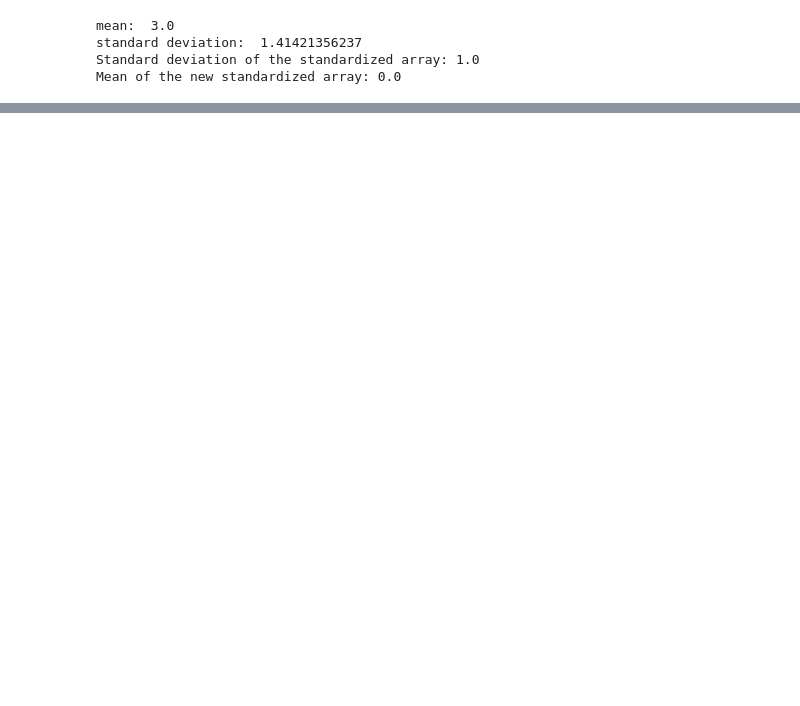
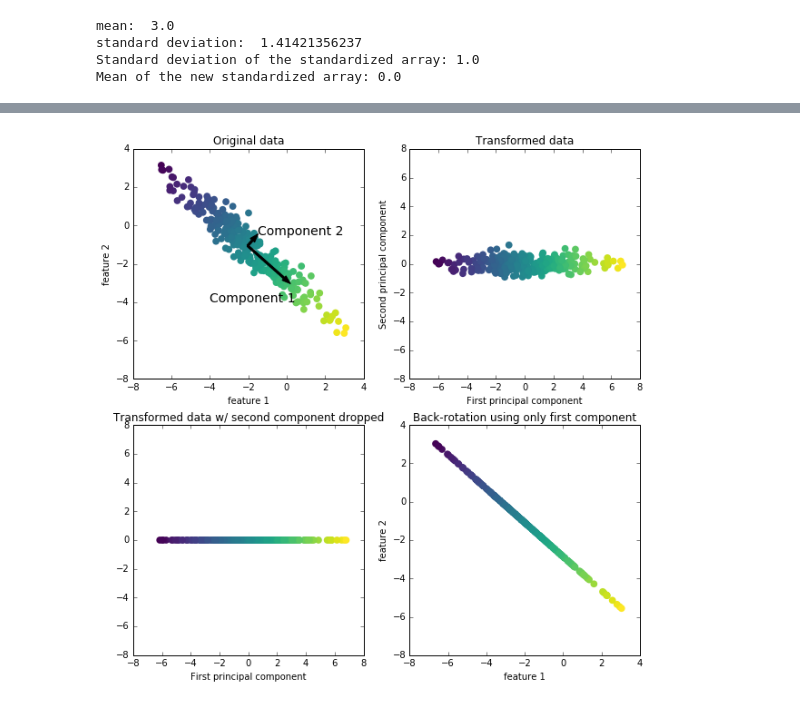
Before and after one commit to MrGreenRubato/notebooks, a Jupyter notebook: SciPy 2016 - Tutorial Part 5 - Unsupervised learning.ipynb, the cells around one changed output, grey strips where cells are left out. Drawn from its saved outputs; the diff is of its cells as text; code cells hidden in the pictures; blank space fills up the shorter version.

```diff
--- a/SciPy 2016 - Tutorial Part 5 - Unsupervised learning.ipynb
+++ b/SciPy 2016 - Tutorial Part 5 - Unsupervised learning.ipynb
@@ -64,0 +73,5 @@ standard deviation of X_test columns (features): [ 0.95013213  0.92013764  0.933
+# %%
+from plot_pca import plot_pca_illustration
+plot_pca_illustration()
+# %% [output]
+[figure, added]
```
Also changed, not shown: parts of 1 cell of this notebook, 32 other files.
